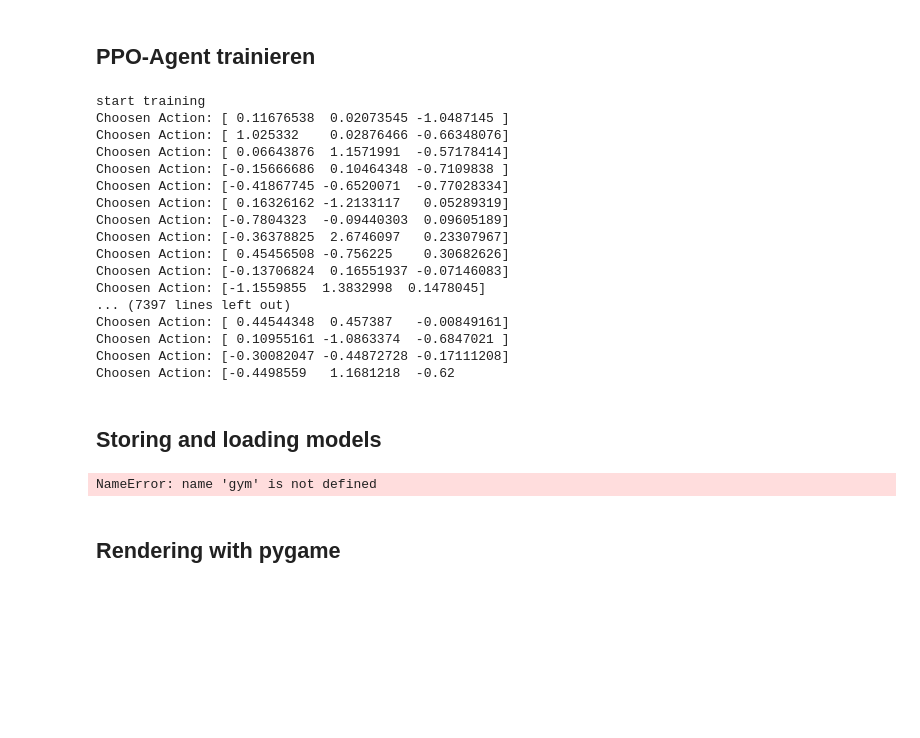
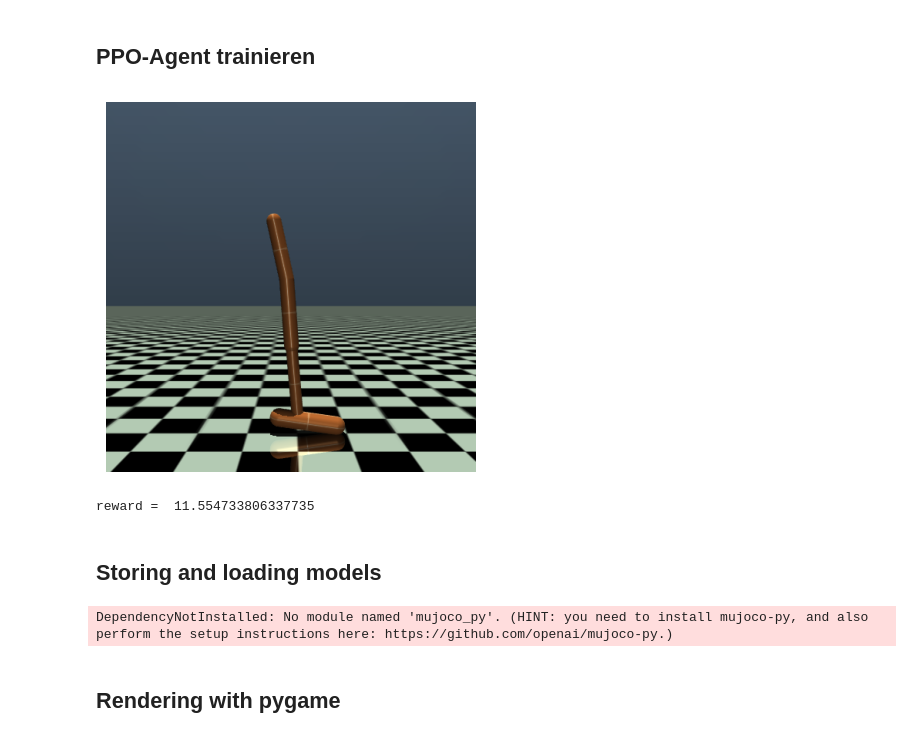
Before and after one commit to RobinWolf/Coding_RL_Project, a Jupyter notebook: einheitlich/PPO_continuous.ipynb, the cells around one changed output. Drawn from its saved outputs; the diff is of its cells as text; code cells hidden in the pictures; blank space fills up the shorter version.

Commit message:
try and error fertig, keine VErbesserung

```diff
--- a/einheitlich/PPO_continuous.ipynb
+++ b/einheitlich/PPO_continuous.ipynb
@@ -66,20 +69,20 @@ Hopper: max 1000 steps per Episode
 --> in stable baselines ist andere Trainingsstrategie angewendet. Es werden steps gesampelt anstatt rollouts (die Datenmenge zum Training ist immer gleich, egal wie lange die Episoden sind --> gerade zu Beginn daher wenig dten zum trainiern)
 # %%
 # Parameter for the actor and critic networks
-actor_learning_rate = 0.00025   # learning rate for the actor
-critic_learning_rate = 0.001    # learning rate for the critic (shold be > than actor)
+actor_learning_rate = 0.000025   # learning rate for the actor
+critic_learning_rate = 0.0001    # learning rate for the critic (shold be > than actor)
 # If your actor changes faster than your critic, your estimated Q-value will not truly represent the value of your action, because that value is based on the past policies
 
 # Parameter for the agent
-gamma = 0.95                    # discount factor
-epsilon = 0.2                   # clip range for the actor loss function
+gamma = 0.99                    # discount factor
+epsilon = 0.1                   # clip range for the actor loss function
 
 # Parameter for training
-epochs =  20                 # number of learning iterations
-#n_rollouts = 5                  # number of episodes/ rollouts to collect experience
-n_steps = 2000                 # number of steps per epoch -> issue wth hopper while using rollouts
-batch_size = 8                  # number of samples per learning step
-learn_steps = 16                # number of learning steps per epoch
+epochs =  10                 # number of learning iterations
+n_rollouts = 5                  # number of episodes/ rollouts to collect experience
+n_steps = 1024                 # number of steps per epoch -> issue wth hopper while using rollouts
+batch_size = 16                  # number of samples per learning step
+learn_steps = 8                # number of learning steps per epoch
 # %% [markdown]
 ## Environment initialisieren
 # %%
@@ -126,37 +112,22 @@ action_shape bzw. Actor Outputs 3
 # %%
 from train_agent import training_rollouts
 from train_agent import training_steps
 #training_rollouts(env, agent, log_dir1, epochs, n_rollouts, batch_size, learn_steps, render=False)
-training_steps(env, agent, log_dir1, epochs, n_steps, batch_size, learn_steps, render=False)
+training_steps(env, agent, log_dir1, epochs, n_steps, batch_size, learn_steps, render=True)
 # %% [output]
+[figure, added]
-start training
-Choosen Action: [ 0.11676538  0.02073545 -1.0487145 ]
-Choosen Action: [ 1.025332    0.02876466 -0.66348076]
-Choosen Action: [ 0.06643876  1.1571991  -0.57178414]
-Choosen Action: [-0.15666686  0.10464348 -0.7109838 ]
-Choosen Action: [-0.41867745 -0.6520071  -0.77028334]
-Choosen Action: [ 0.16326162 -1.2133117   0.05289319]
-Choosen Action: [-0.7804323  -0.09440303  0.09605189]
-Choosen Action: [-0.36378825  2.6746097   0.23307967]
-Choosen Action: [ 0.45456508 -0.756225    0.30682626]
-Choosen Action: [-0.13706824  0.16551937 -0.07146083]
-Choosen Action: [-1.1559855  1.3832998  0.1478045]
-... (7397 lines left out)
-Choosen Action: [ 0.44544348  0.457387   -0.00849161]
-Choosen Action: [ 0.10955161 -1.0863374  -0.6847021 ]
-Choosen Action: [-0.30082047 -0.44872728 -0.17111208]
-Choosen Action: [-0.4498559   1.1681218  -0.62
+reward =  11.554733806337735
-# %% [markdown]
-## Storing and loading models
 # %%
 # save the model to h5 format
 filepath_actor = f"{savedir}\\actor.h5"
 filepath_critic = f"{savedir}\\critic.h5"
 agent.save_models(filepath_actor, filepath_critic)
+# %% [markdown]
+## Storing and loading models
 # %%
 # load the model from h5 format -> use new agent in new instance of the enviroment to prevent overwriting
 #load_env = gym.make("MountainCarContinuous-v0", render_mode='rgb_array')
-load_env = gym.make("Hopper-v4", render_mode='rgb_array')
+load_env = gym.make("Hopper-v3", render_mode='rgb_array')
 
 load_agent = PPOAgent(env.action_space, env.observation_space)
 load_agent._init_networks()
@@ -166,7 +137,7 @@ load_agent._init_networks()
 
 load_agent.load_models(filepath_actor, filepath_critic)
 # %% [output]
-NameError: name 'gym' is not defined
+DependencyNotInstalled: No module named 'mujoco_py'. (HINT: you need to install mujoco-py, and also perform the setup instructions here: https://github.com/openai/mujoco-py.)
 # %% [markdown]
 ## Rendering with pygame
 # %%
```
Also changed, not shown: parts of 5 cells of this notebook, 3 other files.
